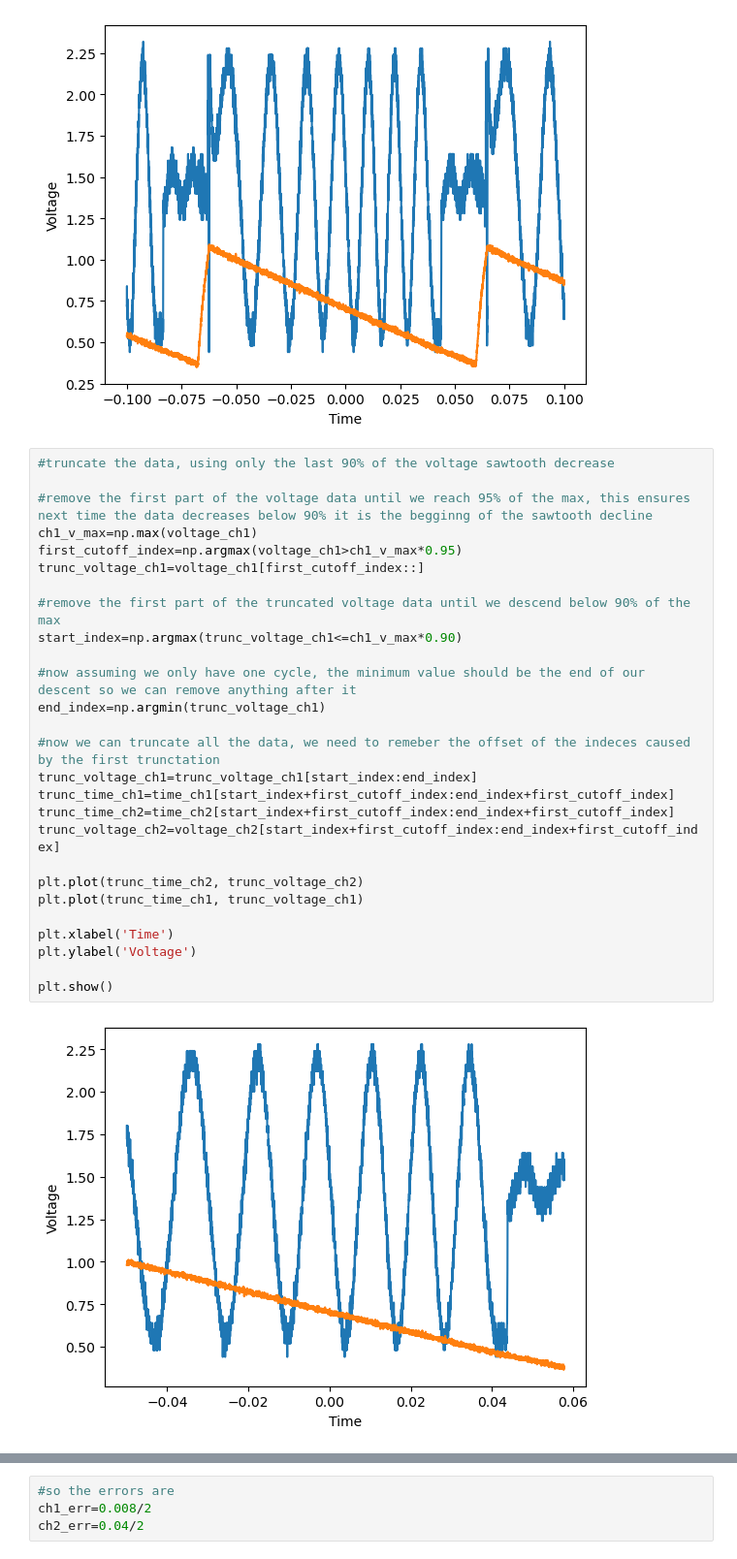
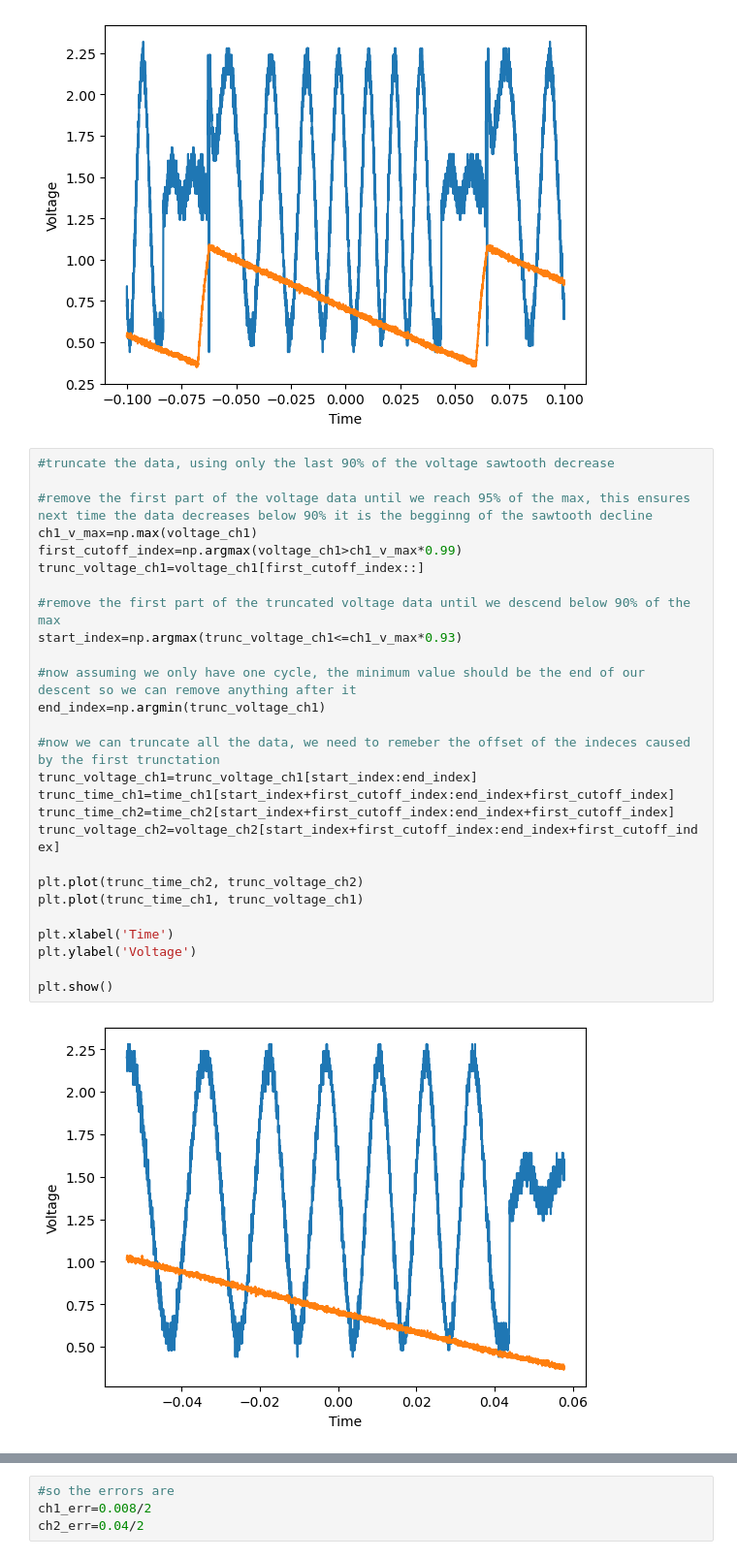
Before and after one commit to LaraTatli18/doppler-free-laser-spectroscopy, a Jupyter notebook: Calibrate.ipynb, the cells around one changed output, grey strips where cells are left out. Shown at 97% size. Saved outputs shown, nothing was run; the diff lists cells and outputs as text.

```diff
--- a/Calibrate.ipynb
+++ b/Calibrate.ipynb
@@ -49,32 +49,32 @@ plt.show()
 # %%
 #truncate the data, using only the last 90% of the voltage sawtooth decrease
 
 #remove the first part of the voltage data until we reach 95% of the max, this ensures next time the data decreases below 90% it is the begginng of the sawtooth decline
 ch1_v_max=np.max(voltage_ch1)
-first_cutoff_index=np.argmax(voltage_ch1>ch1_v_max*0.95)
+first_cutoff_index=np.argmax(voltage_ch1>ch1_v_max*0.99)
 trunc_voltage_ch1=voltage_ch1[first_cutoff_index::]
 
 #remove the first part of the truncated voltage data until we descend below 90% of the max
-start_index=np.argmax(trunc_voltage_ch1<=ch1_v_max*0.90)
+start_index=np.argmax(trunc_voltage_ch1<=ch1_v_max*0.93)
 
 #now assuming we only have one cycle, the minimum value should be the end of our descent so we can remove anything after it
 end_index=np.argmin(trunc_voltage_ch1)
 
 #now we can truncate all the data, we need to remeber the offset of the indeces caused by the first trunctation
 trunc_voltage_ch1=trunc_voltage_ch1[start_index:end_index]
 trunc_time_ch1=time_ch1[start_index+first_cutoff_index:end_index+first_cutoff_index]
 trunc_time_ch2=time_ch2[start_index+first_cutoff_index:end_index+first_cutoff_index]
 trunc_voltage_ch2=voltage_ch2[start_index+first_cutoff_index:end_index+first_cutoff_index]
 
 plt.plot(trunc_time_ch2, trunc_voltage_ch2)
 plt.plot(trunc_time_ch1, trunc_voltage_ch1)
 
 plt.xlabel('Time')
 plt.ylabel('Voltage')
 
 plt.show()
 # %% [output]
-[figure, old version]
+[figure, new version]
 # %%
 #TEMPORARY
 #their is clearly something gong on after t=0.04 not sure what maby thier is some mode hopping maby their is an offset between the time measured on the two channels i dont know
```
Also changed, not shown: parts of 8 cells of this notebook.
